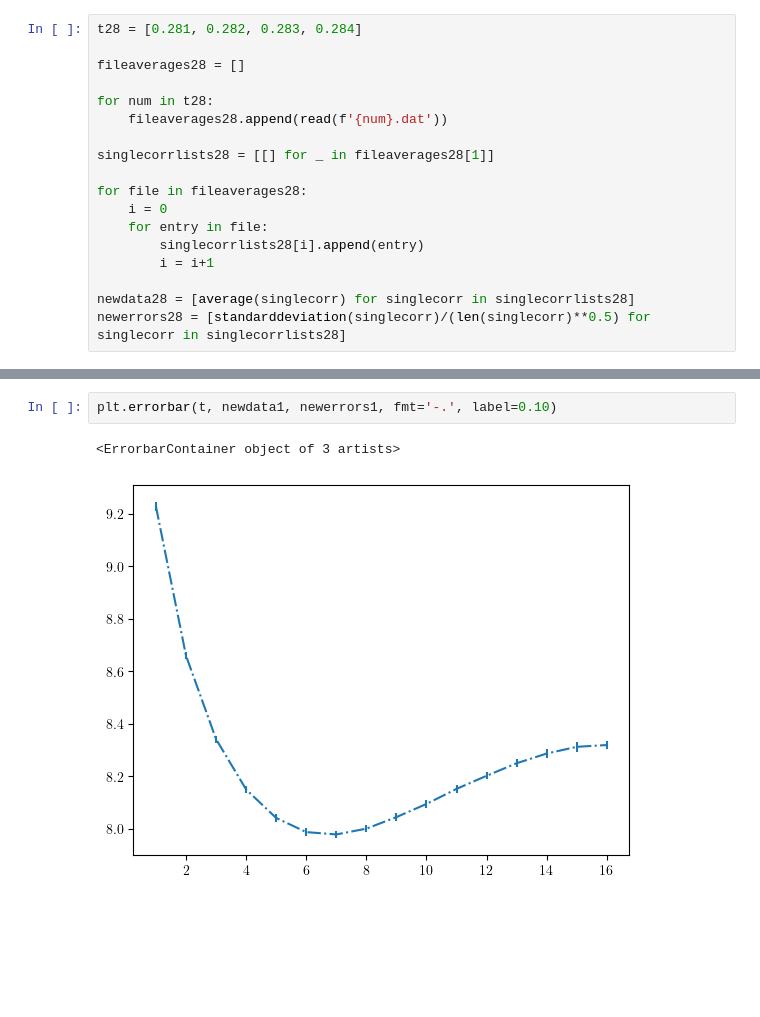
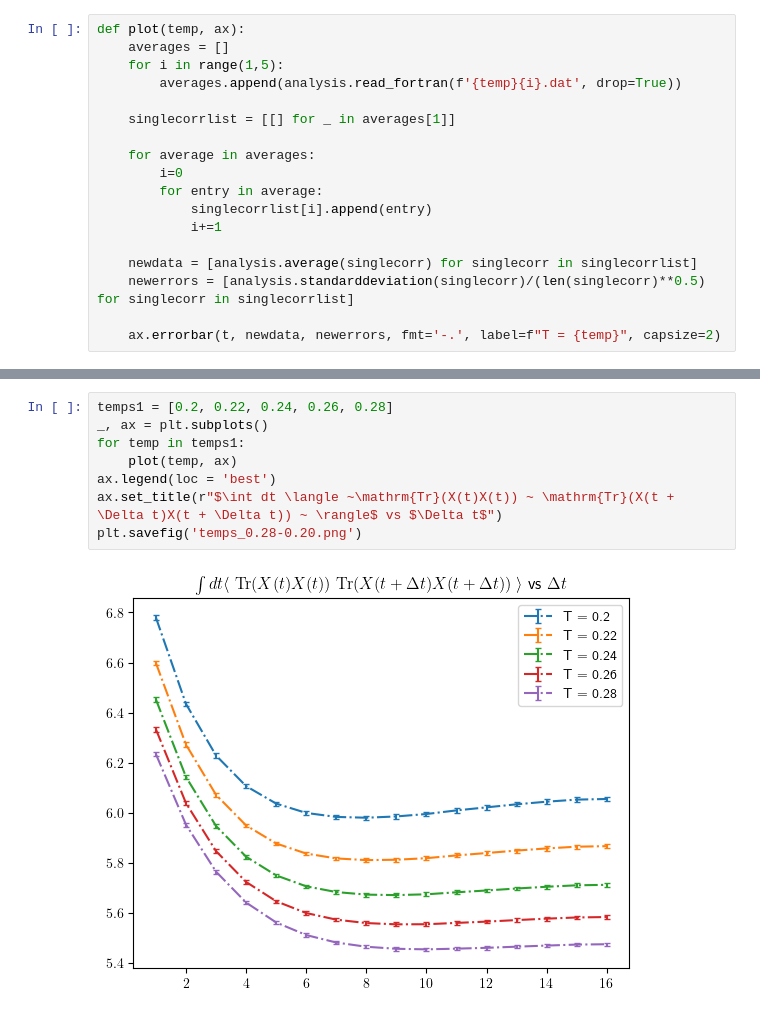
Before and after one commit to adithyarao3103/BFSS-CPPCODE, a Jupyter notebook: DATA_ANALYSIS/FORTRAN/DIFFTEMPS/data.ipynb, the cells around one changed output, grey strips where cells are left out. Cells and saved outputs as stored; diff of their text form; blank space fills up the shorter version.

```diff
--- a/DATA_ANALYSIS/FORTRAN/DIFFTEMPS/data.ipynb
+++ b/DATA_ANALYSIS/FORTRAN/DIFFTEMPS/data.ipynb
@@ -71,18 +11,18 @@ def read(file):
 # %%
-t28 = [0.281, 0.282, 0.283, 0.284]
+def plot(temp, ax):
+    averages = []
+    for i in range(1,5):
+        averages.append(analysis.read_fortran(f'{temp}{i}.dat', drop=True))
 
-fileaverages28 = []
+    singlecorrlist = [[] for _ in averages[1]]
 
-for num in t28:
-    fileaverages28.append(read(f'{num}.dat'))
+    for average in averages:
+        i=0
+        for entry in average:
+            singlecorrlist[i].append(entry)
+            i+=1
 
-singlecorrlists28 = [[] for _ in fileaverages28[1]]
+    newdata = [analysis.average(singlecorr) for singlecorr in singlecorrlist]
+    newerrors = [analysis.standarddeviation(singlecorr)/(len(singlecorr)**0.5) for singlecorr in singlecorrlist]
 
-for file in fileaverages28:
-    i = 0
-    for entry in file:
-        singlecorrlists28[i].append(entry)
-        i = i+1
-
-newdata28 = [average(singlecorr) for singlecorr in singlecorrlists28]
-newerrors28 = [standarddeviation(singlecorr)/(len(singlecorr)**0.5) for singlecorr in singlecorrlists28]
+    ax.errorbar(t, newdata, newerrors, fmt='-.', label=f"T = {temp}", capsize=2)
@@ -282,5 +29,10 @@ plt.savefig("temps_0.18-0.10.png", dpi=500)
-# %%
-plt.errorbar(t, newdata1, newerrors1, fmt='-.', label=0.10)
-# %% [output]
-<ErrorbarContainer object of 3 artists>
-[figure, removed]
+# %%
+temps1 = [0.2, 0.22, 0.24, 0.26, 0.28]
+_, ax = plt.subplots()
+for temp in temps1:
+    plot(temp, ax)
+ax.legend(loc = 'best')
+ax.set_title(r"$\int dt \langle ~\mathrm{Tr}(X(t)X(t)) ~ \mathrm{Tr}(X(t + \Delta t)X(t + \Delta t)) ~ \rangle$ vs $\Delta t$")
+plt.savefig('temps_0.28-0.20.png')
+# %% [output]
+[figure, added]
```
Also changed, not shown: parts of 17 cells of this notebook, 5 other files.
